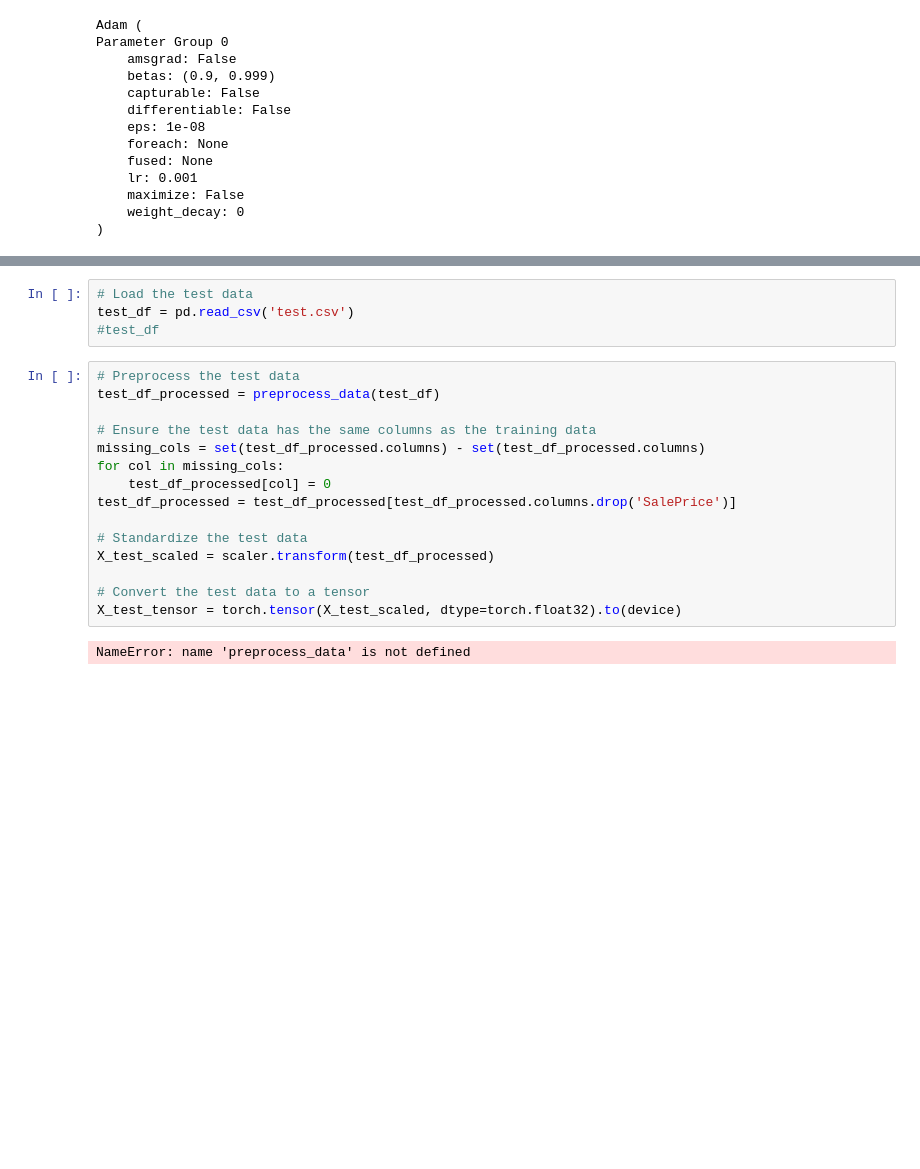
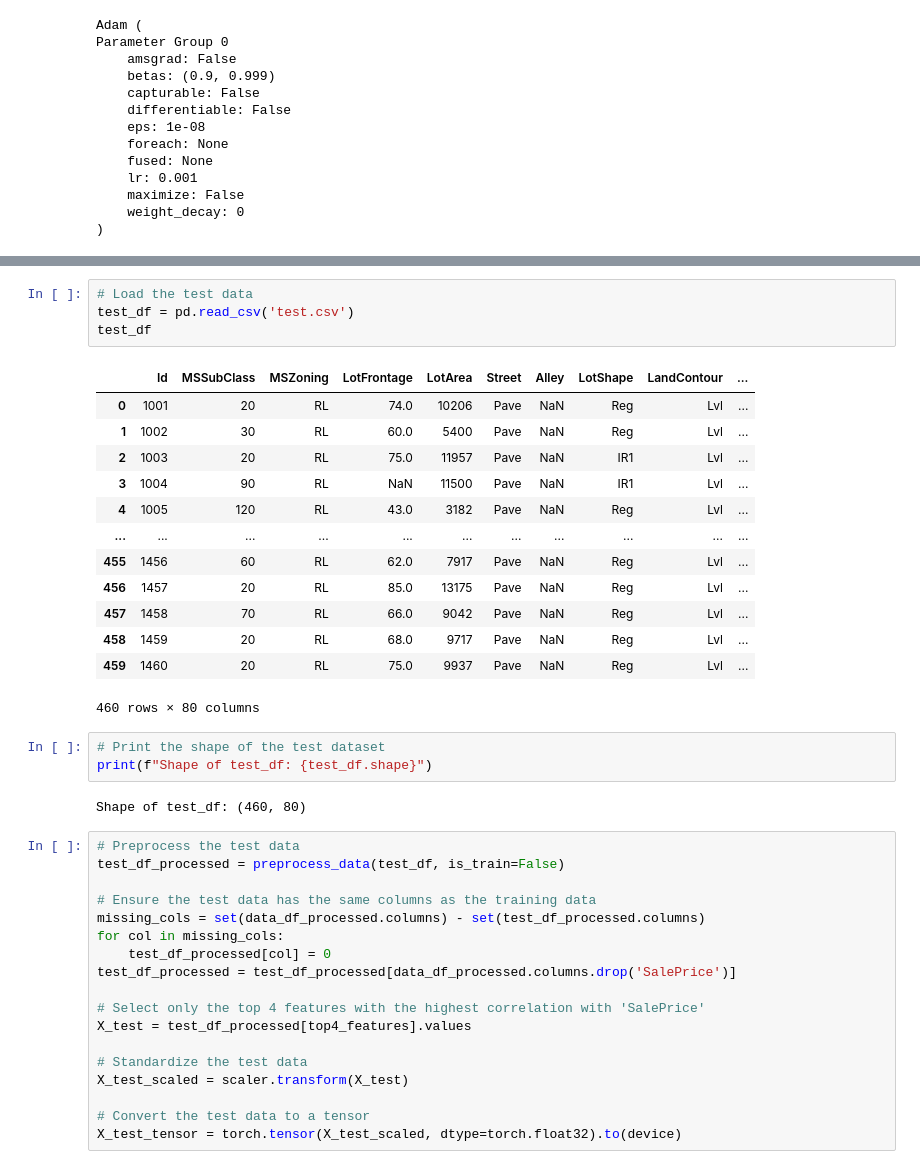
Before and after one commit to onexi/houseprice-prediction-using-neural-nets-Lisapede, a Jupyter notebook: NeuralNetHousePrice.ipynb, the cells around one changed output, grey strips where cells are left out. Drawn from its saved outputs; the diff is of its cells as text; blank space fills up the shorter version.

```diff
--- a/NeuralNetHousePrice.ipynb
+++ b/NeuralNetHousePrice.ipynb
@@ -314,21 +337,41 @@ Test MSE (scikit-learn): 936112320.0
 # %%
 # Load the test data
 test_df = pd.read_csv('test.csv')
-#test_df
+test_df
+# %% [output]
+|  | Id | MSSubClass | MSZoning | LotFrontage | LotArea | Street | Alley | LotShape | LandContour | ... |
+| 0 | 1001 | 20 | RL | 74.0 | 10206 | Pave | NaN | Reg | Lvl | ... |
+| 1 | 1002 | 30 | RL | 60.0 | 5400 | Pave | NaN | Reg | Lvl | ... |
+| 2 | 1003 | 20 | RL | 75.0 | 11957 | Pave | NaN | IR1 | Lvl | ... |
+| 3 | 1004 | 90 | RL | NaN | 11500 | Pave | NaN | IR1 | Lvl | ... |
+| 4 | 1005 | 120 | RL | 43.0 | 3182 | Pave | NaN | Reg | Lvl | ... |
+| ... | ... | ... | ... | ... | ... | ... | ... | ... | ... | ... |
+| 455 | 1456 | 60 | RL | 62.0 | 7917 | Pave | NaN | Reg | Lvl | ... |
+| 456 | 1457 | 20 | RL | 85.0 | 13175 | Pave | NaN | Reg | Lvl | ... |
+| 457 | 1458 | 70 | RL | 66.0 | 9042 | Pave | NaN | Reg | Lvl | ... |
+| 458 | 1459 | 20 | RL | 68.0 | 9717 | Pave | NaN | Reg | Lvl | ... |
+| 459 | 1460 | 20 | RL | 75.0 | 9937 | Pave | NaN | Reg | Lvl | ... |
+460 rows × 80 columns
+# %%
+# Print the shape of the test dataset
+print(f"Shape of test_df: {test_df.shape}")
+# %% [output]
+Shape of test_df: (460, 80)
 # %%
 # Preprocess the test data
-test_df_processed = preprocess_data(test_df)
+test_df_processed = preprocess_data(test_df, is_train=False)
 
 # Ensure the test data has the same columns as the training data
-missing_cols = set(test_df_processed.columns) - set(test_df_processed.columns)
+missing_cols = set(data_df_processed.columns) - set(test_df_processed.columns)
 for col in missing_cols:
-    test_df_processed[col] = 0
-test_df_processed = test_df_processed[test_df_processed.columns.drop('SalePrice')]
+	test_df_processed[col] = 0
+test_df_processed = test_df_processed[data_df_processed.columns.drop('SalePrice')]
+
+# Select only the top 4 features with the highest correlation with 'SalePrice'
+X_test = test_df_processed[top4_features].values
 
 # Standardize the test data
-X_test_scaled = scaler.transform(test_df_processed)
+X_test_scaled = scaler.transform(X_test)
 
 # Convert the test data to a tensor
 X_test_tensor = torch.tensor(X_test_scaled, dtype=torch.float32).to(device)
-# %% [output]
-NameError: name 'preprocess_data' is not defined
```
Also changed, not shown: parts of 9 cells of this notebook, 2 other files.
